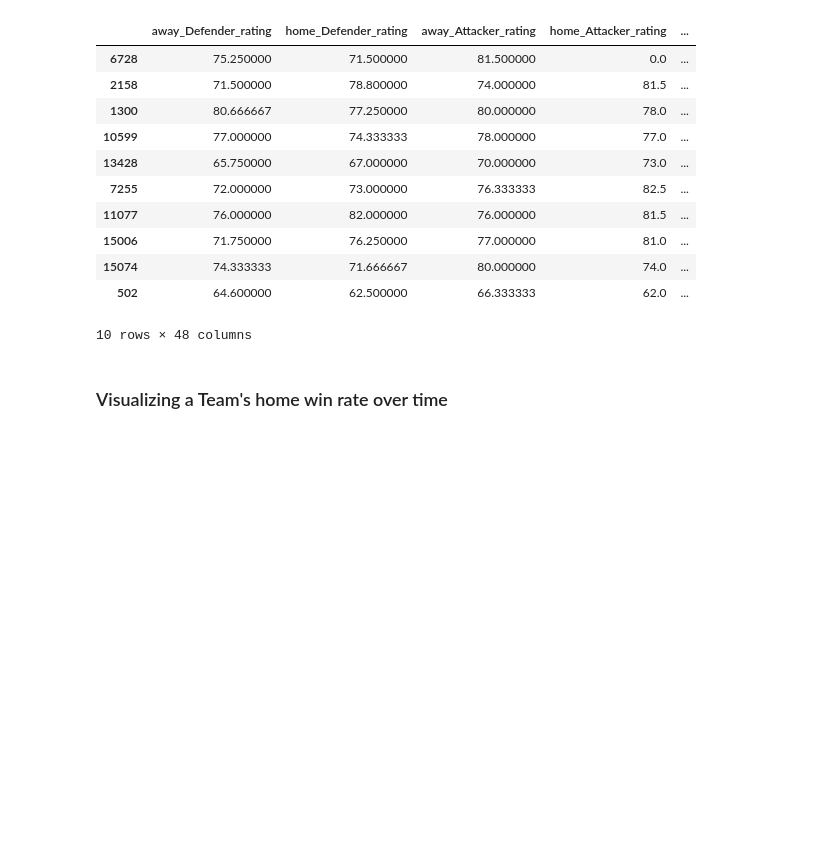
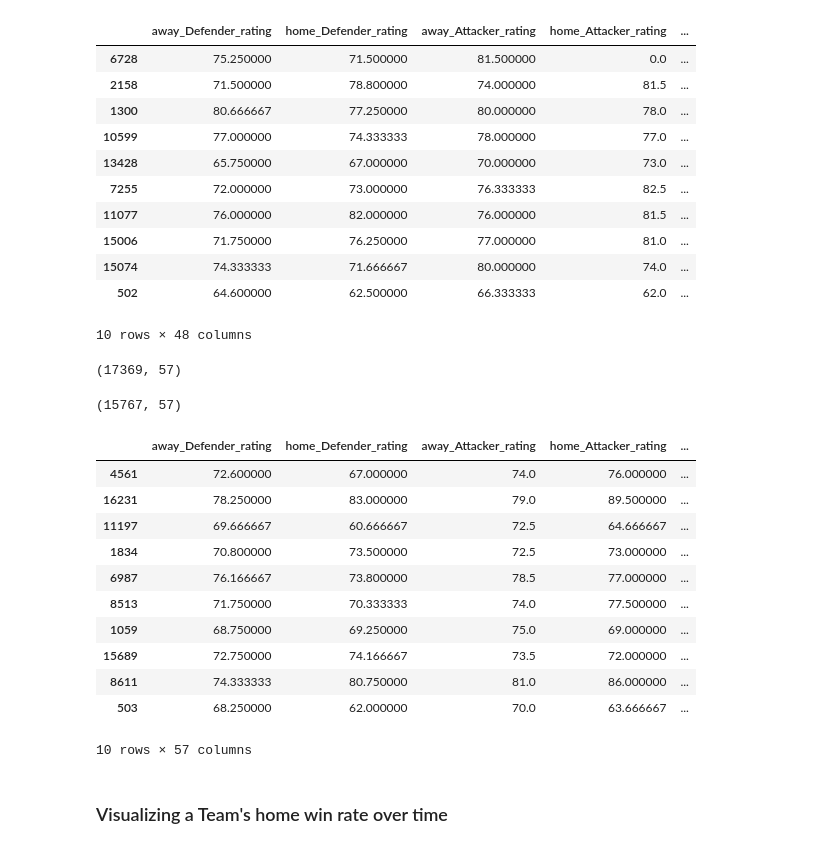
Before and after one commit to chrisgang311/SoccerPredictions, a Jupyter notebook: Preprocessing/Data Preprocessing .ipynb, the cells around one changed output. Cells and saved outputs as stored; diff of their text form; code cells hidden in the pictures; blank space fills up the shorter version.

```diff
--- a/Preprocessing/Data Preprocessing .ipynb
+++ b/Preprocessing/Data Preprocessing .ipynb
@@ -1168,3 +1168,61 @@ display(final_all_features.sample(n=10))
 10 rows × 48 columns
 # %%
 final_all_features.to_csv('Data_Structures/FINAL_BASE_DATASET.csv')
+# %%
+final_all_features = pd.read_csv('Data_Structures/FINAL_ALL_FEATURES_NO_NAN_final.csv')
+
+#final_all_features_bet=final_all_features.merge(match_clean_data_df,how='inner',left_on=final_all_features['Unnamed: 0'],right_on=match_clean_data_df.index)
+#final_all_features_bet
+
+JOIN_COLUMNS = ['match_api_id']
+column= ['match_api_id','B365H','B365D','B365A','BWH','BWD','BWA','IWH','IWD','IWA']
+all_feature_df = pd.merge(final_all_features, match_clean_data_df[column],  how='left',
+                          left_on=JOIN_COLUMNS, right_on=JOIN_COLUMNS, suffixes=('', '_y'))
+all_feature_df = all_feature_df[all_feature_df.columns.drop(list(all_feature_df.filter(regex='_y'))+['Unnamed: 0', 'id'])]
+# %%
+
+final_all_features=all_feature_df
+
+# Drop metadata
+META_COLUMNS=['match_api_id', 'home_team_api_id', 'away_team_api_id', 'season', 'date']
+
+
+final_all_features = final_all_features.drop(META_COLUMNS, axis =1)
+
+# Drop na
+display(final_all_features.shape)
+final_all_features = final_all_features.dropna(axis = 0, how = 'any')
+display(final_all_features.shape)
+
+## Convert form guide to labelled
+
+from sklearn import preprocessing
+le = preprocessing.LabelEncoder()
+le.fit(all_possibilities_form_guide_string_list)
+final_all_features['HOME_TEAM_FORM_GUIDE'] = le.transform(final_all_features['HOME_TEAM_FORM_GUIDE'])
+final_all_features['AWAY_TEAM_FORM_GUIDE'] = le.transform(final_all_features['AWAY_TEAM_FORM_GUIDE'])
+
+
+
+le = preprocessing.LabelEncoder()
+LABELS = ['HOME_WIN', 'AWAY_WIN', 'DRAW']
+le.fit(LABELS)
+transformed_labels = le.transform(final_all_features['result_label'])
+final_all_features['Label']=transformed_labels
+final_all_features = final_all_features.drop(['result_label'], axis =1)
+display(final_all_features.sample(n=10))
+# %% [output]
+(17369, 57)
+(15767, 57)
+|  | away_Defender_rating | home_Defender_rating | away_Attacker_rating | home_Attacker_rating | ... |
+| 4561 | 72.600000 | 67.000000 | 74.0 | 76.000000 | ... |
+| 16231 | 78.250000 | 83.000000 | 79.0 | 89.500000 | ... |
+| 11197 | 69.666667 | 60.666667 | 72.5 | 64.666667 | ... |
+| 1834 | 70.800000 | 73.500000 | 72.5 | 73.000000 | ... |
+| 6987 | 76.166667 | 73.800000 | 78.5 | 77.000000 | ... |
+| 8513 | 71.750000 | 70.333333 | 74.0 | 77.500000 | ... |
+| 1059 | 68.750000 | 69.250000 | 75.0 | 69.000000 | ... |
+| 15689 | 72.750000 | 74.166667 | 73.5 | 72.000000 | ... |
+| 8611 | 74.333333 | 80.750000 | 81.0 | 86.000000 | ... |
+| 503 | 68.250000 | 62.000000 | 70.0 | 63.666667 | ... |
+10 rows × 57 columns
```
Also changed, not shown: parts of 2 cells of this notebook, 1 other file.
